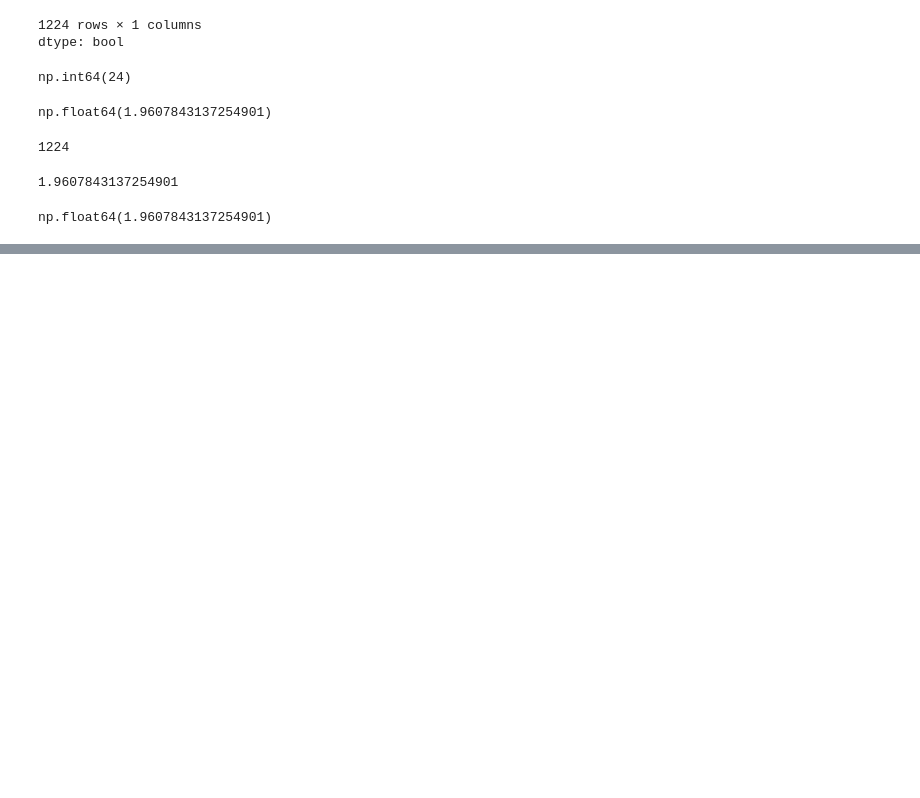
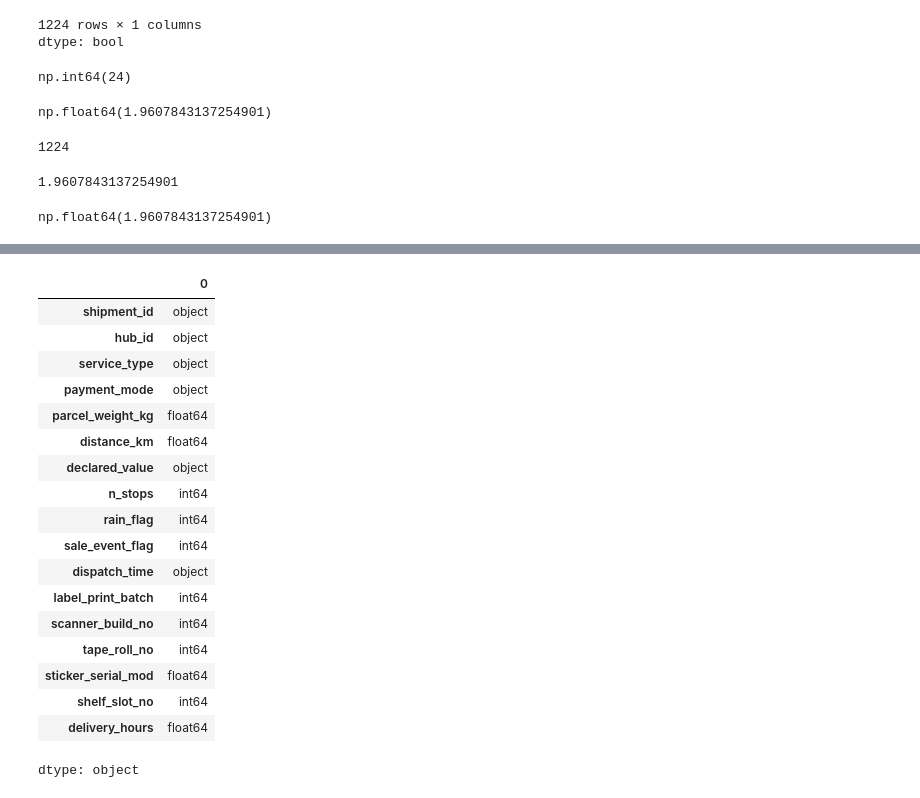
Before and after one commit to sarwathasan72-svg/Masai_IIT_AIML, a Jupyter notebook: IITR_Capstone_Project.ipynb, the cells around one changed output, grey strips where cells are left out. Cells and saved outputs as stored; diff of their text form; code cells hidden in the pictures; blank space fills up the shorter version.

```diff
--- a/IITR_Capstone_Project.ipynb
+++ b/IITR_Capstone_Project.ipynb
@@ -228,0 +284,22 @@ np.float64(1.9607843137254901)
+# %%
+raw_ship_df.dtypes
+# %% [output]
+|  | 0 |
+| shipment_id | object |
+| hub_id | object |
+| service_type | object |
+| payment_mode | object |
+| parcel_weight_kg | float64 |
+| distance_km | float64 |
+| declared_value | object |
+| n_stops | int64 |
+| rain_flag | int64 |
+| sale_event_flag | int64 |
+| dispatch_time | object |
+| label_print_batch | int64 |
+| scanner_build_no | int64 |
+| tape_roll_no | int64 |
+| sticker_serial_mod | float64 |
+| shelf_slot_no | int64 |
+| delivery_hours | float64 |
+dtype: object
```
Also changed, not shown: parts of 34 cells of this notebook.
